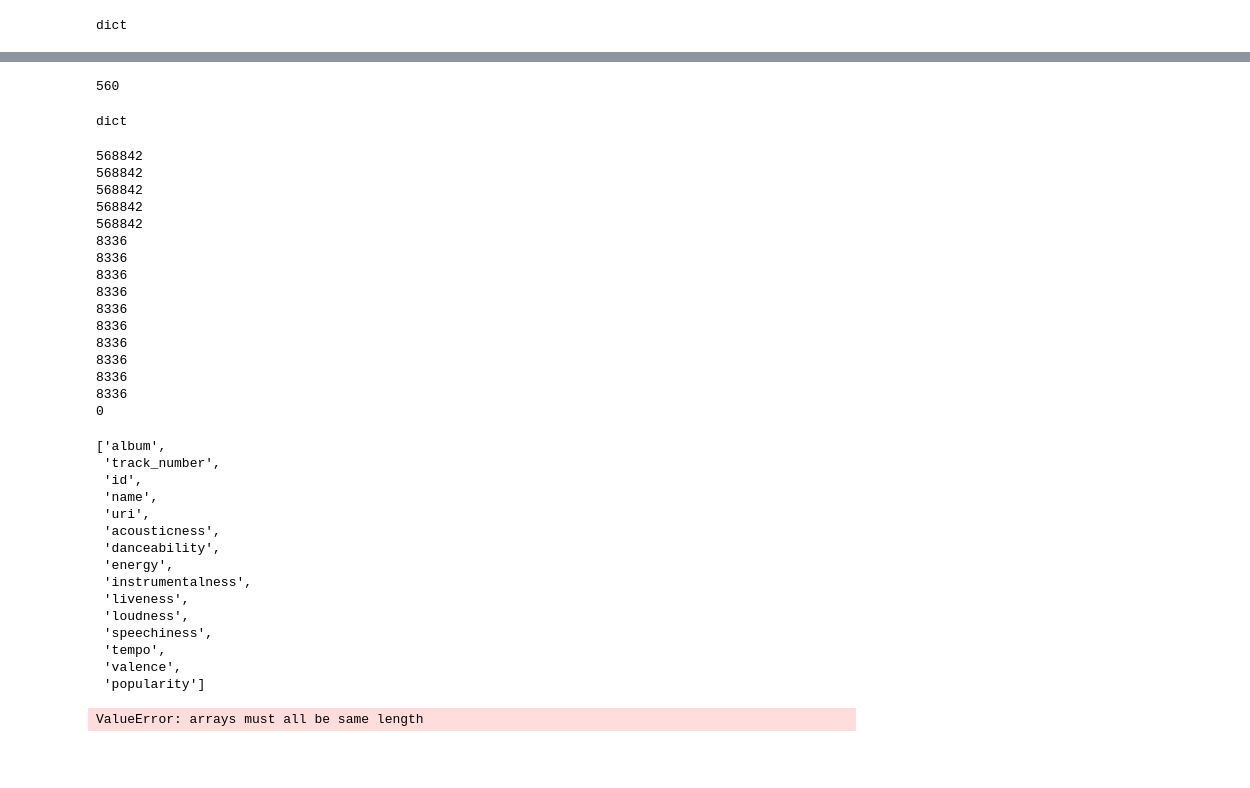
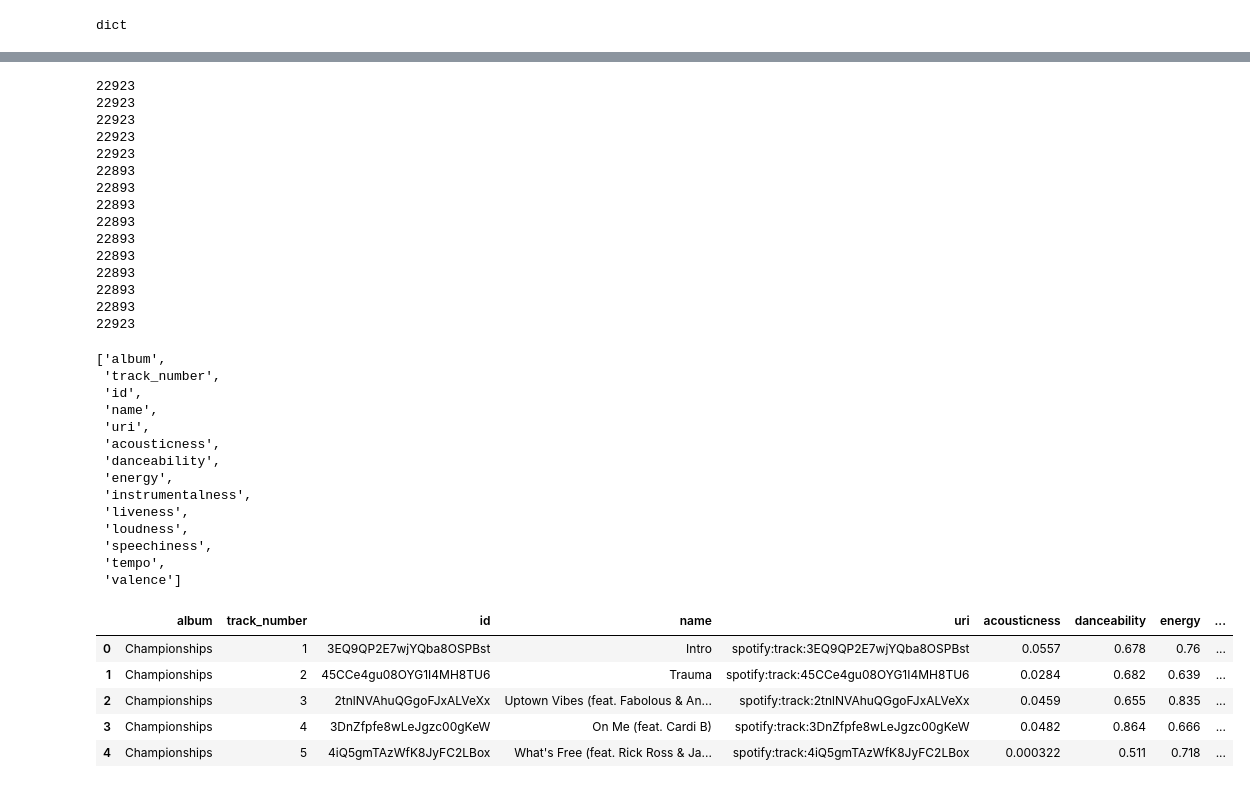
Before and after one commit to dmbernaal/SpectrogramAI, a Jupyter notebook: 4_aggregate_worldwide_list_and_sort.ipynb, the cells around one changed output, grey strips where cells are left out. Cells and saved outputs as stored; diff of their text form; code cells hidden in the pictures; blank space fills up the shorter version.

```diff
--- a/4_aggregate_worldwide_list_and_sort.ipynb
+++ b/4_aggregate_worldwide_list_and_sort.ipynb
@@ -281,11 +311,3 @@ TypeError: 'NoneType' object is not subscriptable
-# %%
-7193 - 6633
-# %% [output]
-560
-# %%
-type(spotify_albums)
-# %% [output]
-dict
 # %%
 dic_df = {}
 dic_df['album'] = []
@@ -303,7 +325,6 @@ dic_df['speechiness'] = []
 dic_df['tempo'] = []
 dic_df['valence'] = []
 dic_df['popularity'] = []
-dic_df['genre'] = []
 for album in spotify_albums:
     for feature in spotify_albums[album]:
         if feature != 'genre':
@@ -324,24 +345,22 @@ print(len(dic_df['speechiness']))
 print(len(dic_df['tempo']))
 print(len(dic_df['valence']))
 print(len(dic_df['popularity']))
-print(len(dic_df['genre']) )
 # %% [output]
-568842
-568842
-568842
-568842
-568842
-8336
-8336
-8336
-8336
-8336
-8336
-8336
-8336
-8336
-8336
-0
+22923
+22923
+22923
+22923
+22923
+22893
+22893
+22893
+22893
+22893
+22893
+22893
+22893
+22893
+22923
 # %%
 v = list(dic_df.keys())
 # {names[i]:v[i] for i in range(10)}
@@ -360,12 +379,15 @@ v[:len(v)-1]
  'loudness',
  'speechiness',
  'tempo',
- 'valence',
- 'popularity']
+ 'valence']
-# %%
-# Convert to a dataframe
-import pandas as pd
-df = pd.DataFrame.from_dict(dic_df)
-df.head()
-# %% [output]
-ValueError: arrays must all be same length
+# %%
+df = pd.DataFrame.from_dict(dic_df, orient='index')
+df = df.transpose()
+df.head()
+# %% [output]
+|  | album | track_number | id | name | uri | acousticness | danceability | energy | ... |
+| 0 | Championships | 1 | 3EQ9QP2E7wjYQba8OSPBst | Intro | spotify:track:3EQ9QP2E7wjYQba8OSPBst | 0.0557 | 0.678 | 0.76 | ... |
+| 1 | Championships | 2 | 45CCe4gu08OYG1I4MH8TU6 | Trauma | spotify:track:45CCe4gu08OYG1I4MH8TU6 | 0.0284 | 0.682 | 0.639 | ... |
+| 2 | Championships | 3 | 2tnlNVAhuQGgoFJxALVeXx | Uptown Vibes (feat. Fabolous & An... | spotify:track:2tnlNVAhuQGgoFJxALVeXx | 0.0459 | 0.655 | 0.835 | ... |
+| 3 | Championships | 4 | 3DnZfpfe8wLeJgzc00gKeW | On Me (feat. Cardi B) | spotify:track:3DnZfpfe8wLeJgzc00gKeW | 0.0482 | 0.864 | 0.666 | ... |
+| 4 | Championships | 5 | 4iQ5gmTAzWfK8JyFC2LBox | What's Free (feat. Rick Ross & Ja... | spotify:track:4iQ5gmTAzWfK8JyFC2LBox | 0.000322 | 0.511 | 0.718 | ... |
```
Also changed, not shown: parts of 17 cells of this notebook.
